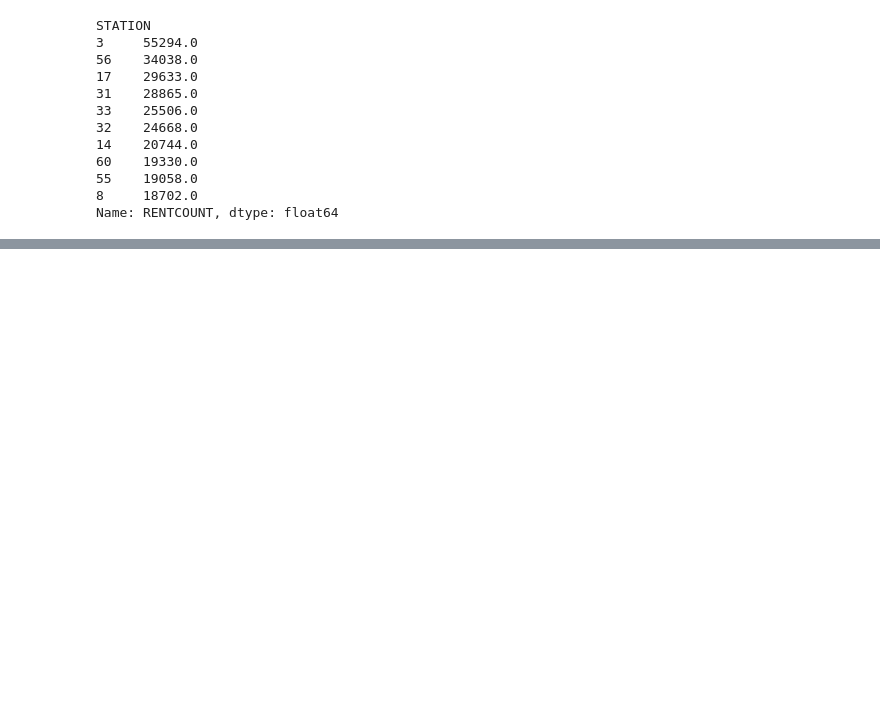
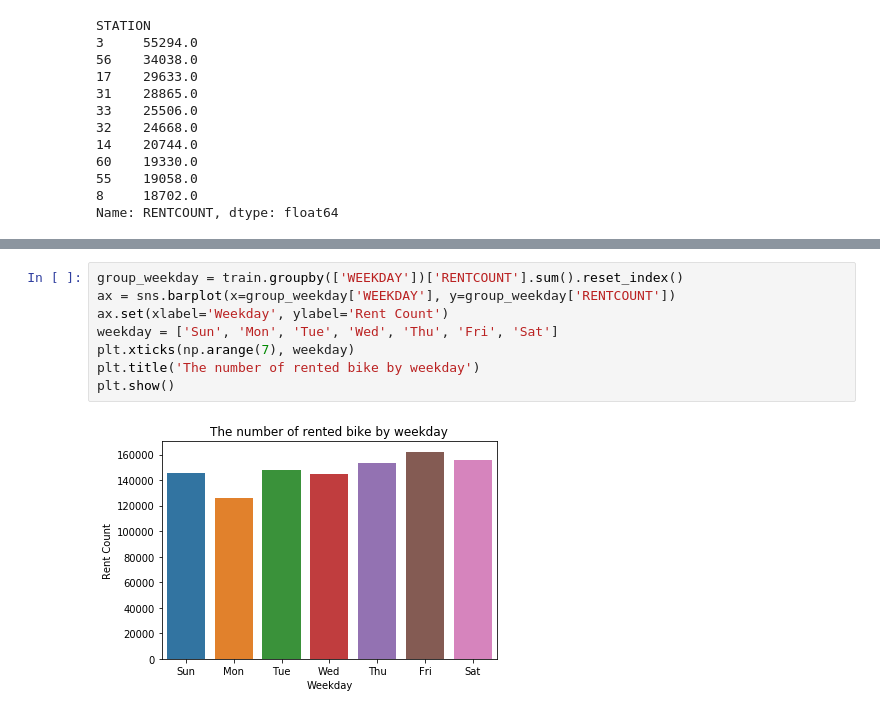
Before and after one commit to lim4349/tashu_data, a Jupyter notebook: lab-1.ipynb, the cells around one changed output, grey strips where cells are left out. Cells and saved outputs as stored; diff of their text form; blank space fills up the shorter version.

```diff
--- a/lab-1.ipynb
+++ b/lab-1.ipynb
@@ -54,0 +64,10 @@ Name: RENTCOUNT, dtype: float64
+# %%
+group_weekday = train.groupby(['WEEKDAY'])['RENTCOUNT'].sum().reset_index()
+ax = sns.barplot(x=group_weekday['WEEKDAY'], y=group_weekday['RENTCOUNT'])
+ax.set(xlabel='Weekday', ylabel='Rent Count')
+weekday = ['Sun', 'Mon', 'Tue', 'Wed', 'Thu', 'Fri', 'Sat']
+plt.xticks(np.arange(7), weekday)
+plt.title('The number of rented bike by weekday')
+plt.show()
+# %% [output]
+[figure, added]
```
Also changed, not shown: parts of 4 cells of this notebook, 1 other file.
